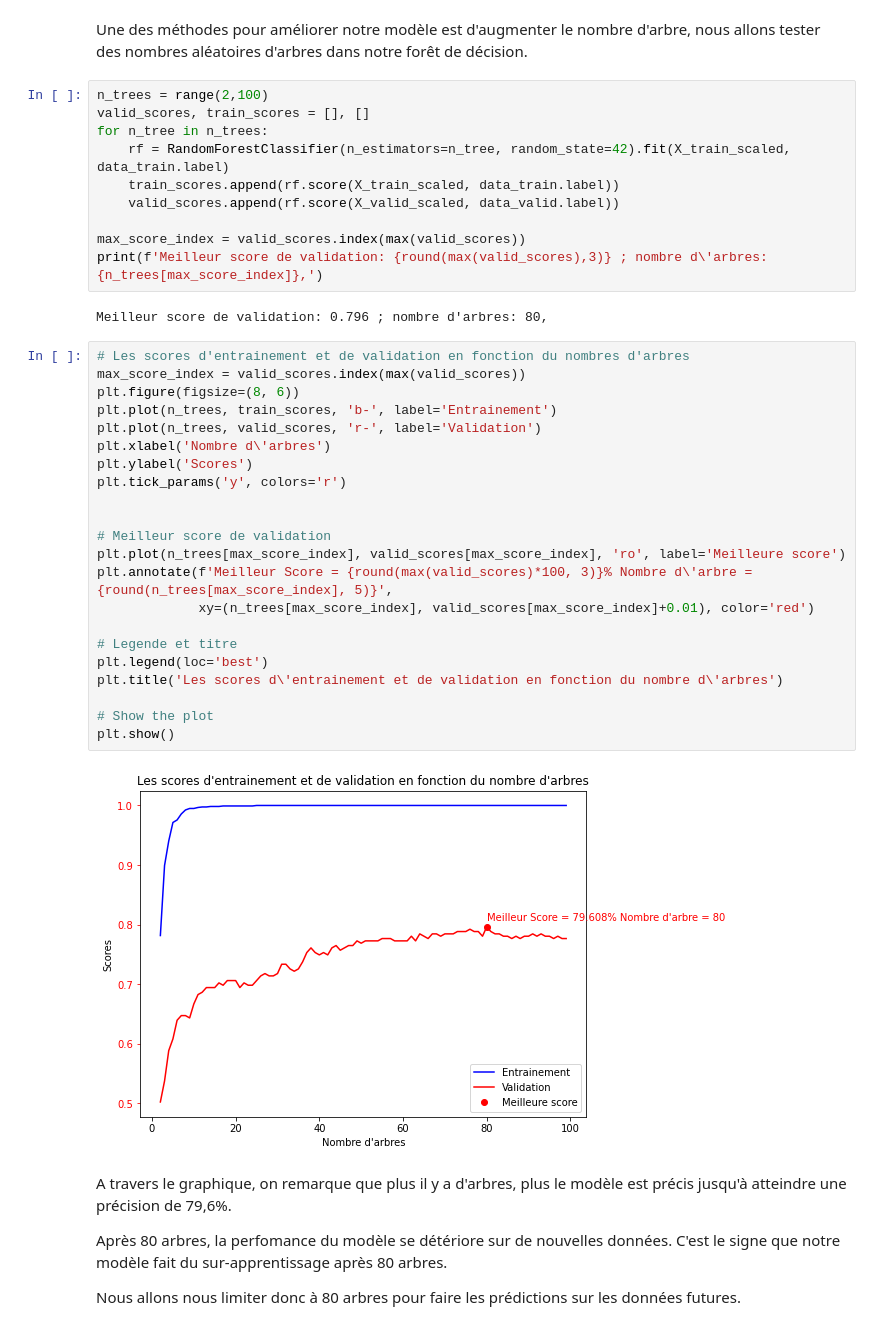
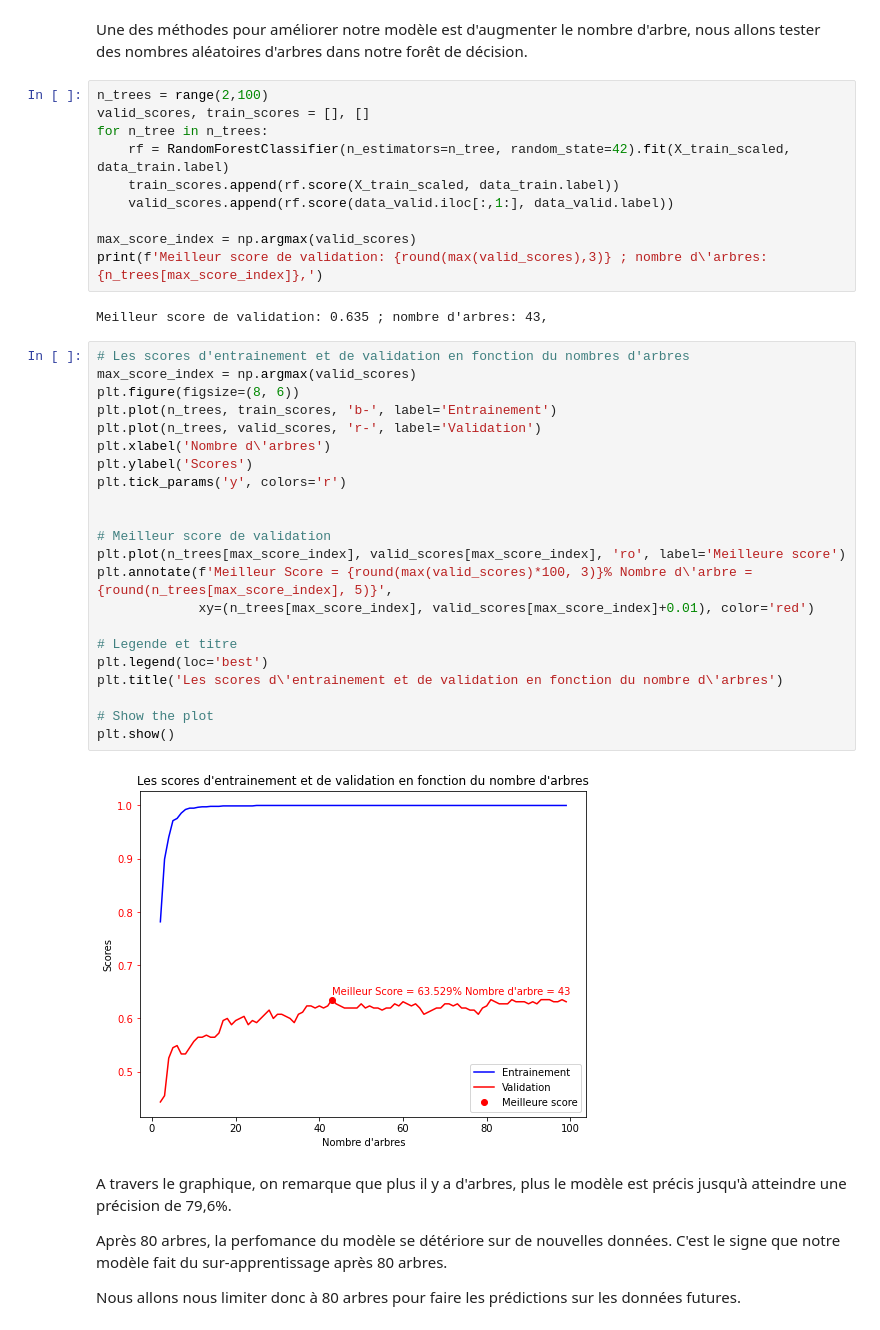
Before and after one commit to bamanan/Exam-Machine-Learnig, a Jupyter notebook: abdoul_hamid_coulibaly_fst.ipynb, the cells around one changed output. Saved outputs shown, nothing was run; the diff lists cells and outputs as text.

```diff
--- a/abdoul_hamid_coulibaly_fst.ipynb
+++ b/abdoul_hamid_coulibaly_fst.ipynb
@@ -800,36 +801,36 @@ valid_scores, train_scores = [], []
 for n_tree in n_trees:
     rf = RandomForestClassifier(n_estimators=n_tree, random_state=42).fit(X_train_scaled, data_train.label)
     train_scores.append(rf.score(X_train_scaled, data_train.label))
-    valid_scores.append(rf.score(X_valid_scaled, data_valid.label))
+    valid_scores.append(rf.score(data_valid.iloc[:,1:], data_valid.label))
 
-max_score_index = valid_scores.index(max(valid_scores))
+max_score_index = np.argmax(valid_scores)
 print(f'Meilleur score de validation: {round(max(valid_scores),3)} ; nombre d\'arbres: {n_trees[max_score_index]},')
 # %% [output]
-Meilleur score de validation: 0.796 ; nombre d'arbres: 80,
+Meilleur score de validation: 0.635 ; nombre d'arbres: 43,
 # %%
 # Les scores d'entrainement et de validation en fonction du nombres d'arbres
-max_score_index = valid_scores.index(max(valid_scores))
+max_score_index = np.argmax(valid_scores)
 plt.figure(figsize=(8, 6))
 plt.plot(n_trees, train_scores, 'b-', label='Entrainement')
 plt.plot(n_trees, valid_scores, 'r-', label='Validation')
 plt.xlabel('Nombre d\'arbres')
 plt.ylabel('Scores')
 plt.tick_params('y', colors='r')
 
 
 # Meilleur score de validation
 plt.plot(n_trees[max_score_index], valid_scores[max_score_index], 'ro', label='Meilleure score')
 plt.annotate(f'Meilleur Score = {round(max(valid_scores)*100, 3)}% Nombre d\'arbre = {round(n_trees[max_score_index], 5)}',
              xy=(n_trees[max_score_index], valid_scores[max_score_index]+0.01), color='red')
 
 # Legende et titre
 plt.legend(loc='best')
 plt.title('Les scores d\'entrainement et de validation en fonction du nombre d\'arbres')
 
 # Show the plot
 plt.show()
 # %% [output]
-[figure, old version]
+[figure, new version]
 # %% [markdown]
 A travers le graphique, on remarque que plus il y a d'arbres, plus le modèle est précis jusqu'à atteindre une précision de 79,6%.
 
```
Also changed, not shown: parts of 227 cells of this notebook.
